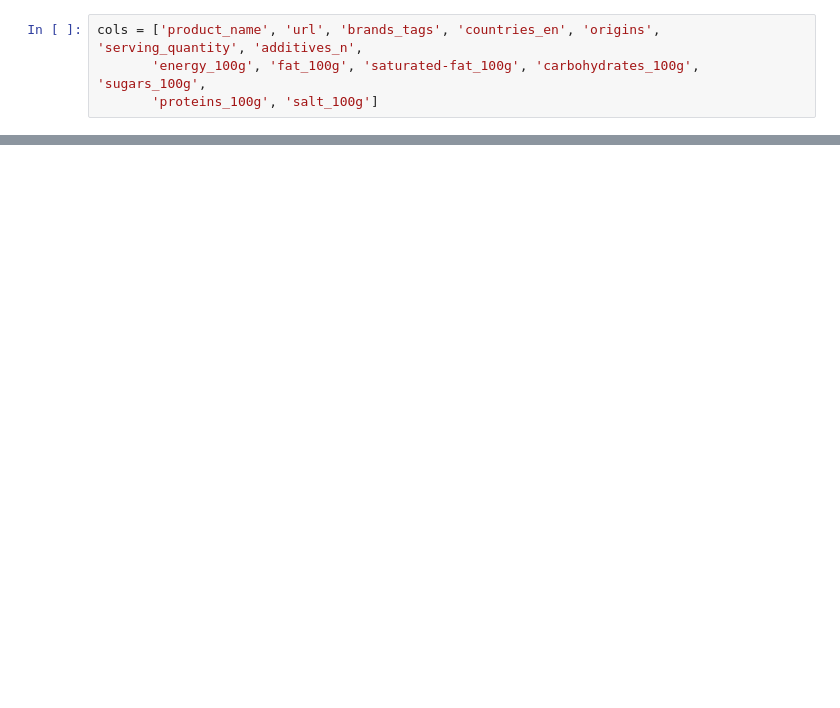
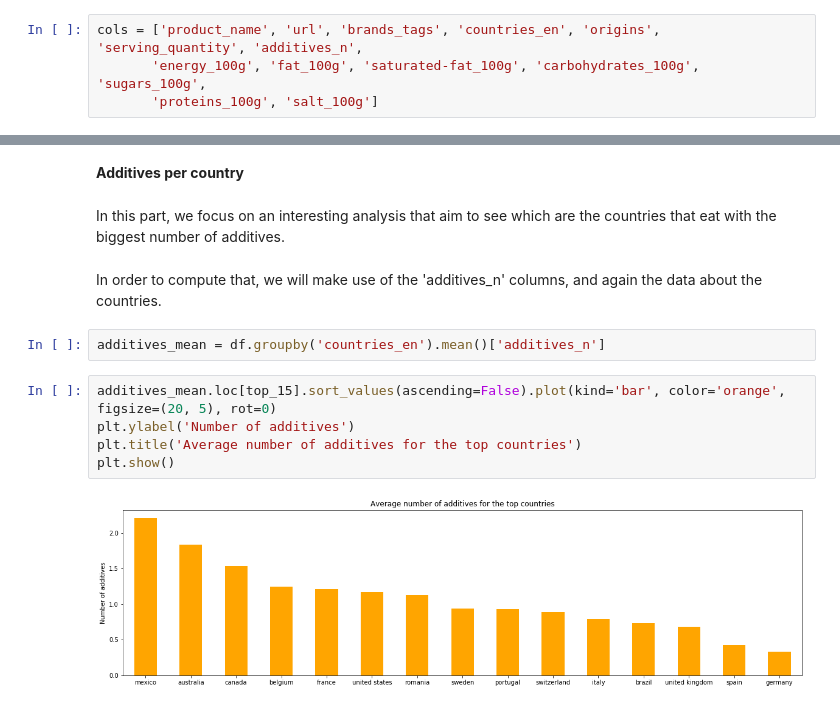
Before and after one commit to mattbuot/Project, a Jupyter notebook: ProjectADA.ipynb, the cells around one changed output, grey strips where cells are left out. Drawn from its saved outputs; the diff is of its cells as text; blank space fills up the shorter version.

```diff
--- a/ProjectADA.ipynb
+++ b/ProjectADA.ipynb
@@ -34,0 +177,15 @@ df.head()
+# %% [markdown]
+**Additives per country**
+# %% [markdown]
+In this part, we focus on an interesting analysis that aim to see which are the countries that eat with the biggest number of additives.
+# %% [markdown]
+In order to compute that, we will make use of the 'additives_n' columns, and again the data about the countries.
+# %%
+additives_mean = df.groupby('countries_en').mean()['additives_n']
+# %%
+additives_mean.loc[top_15].sort_values(ascending=False).plot(kind='bar', color='orange', figsize=(20, 5), rot=0)
+plt.ylabel('Number of additives')
+plt.title('Average number of additives for the top countries')
+plt.show()
+# %% [output]
+[figure, added]
```
Also changed, not shown: parts of 38 cells of this notebook.
